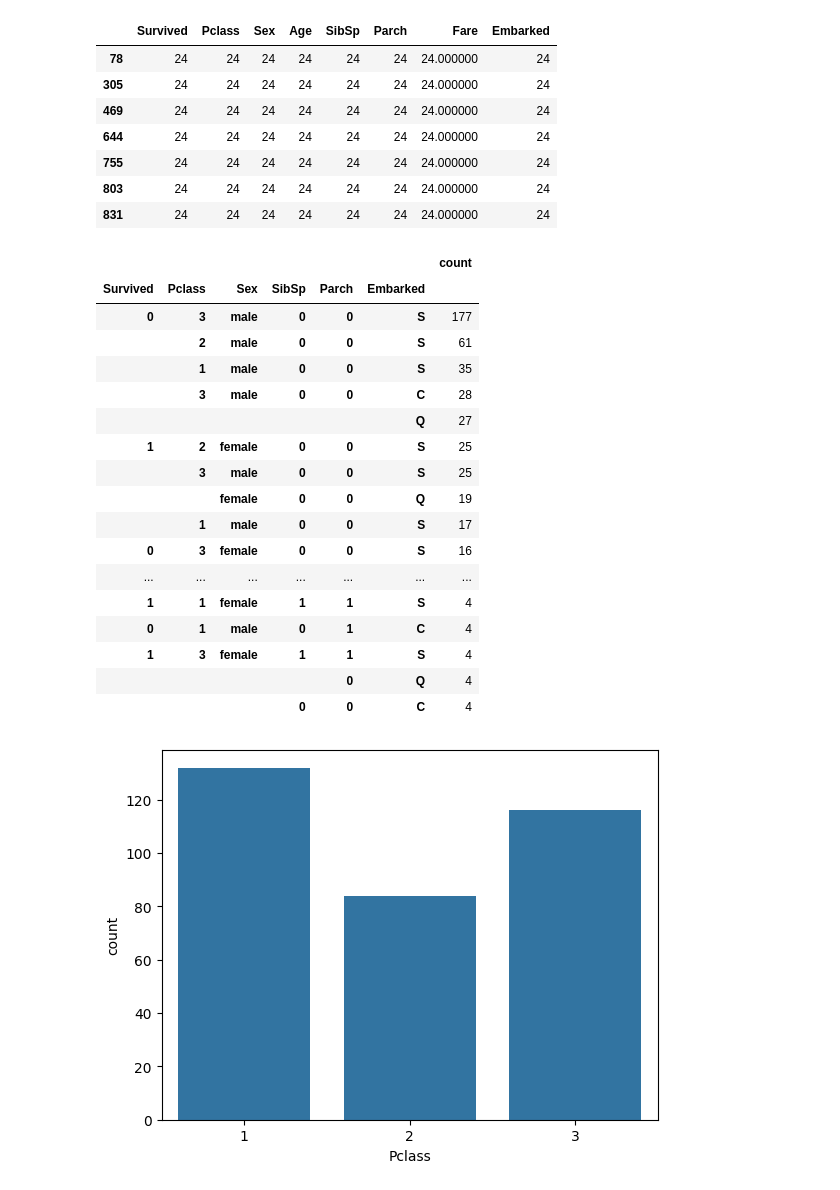
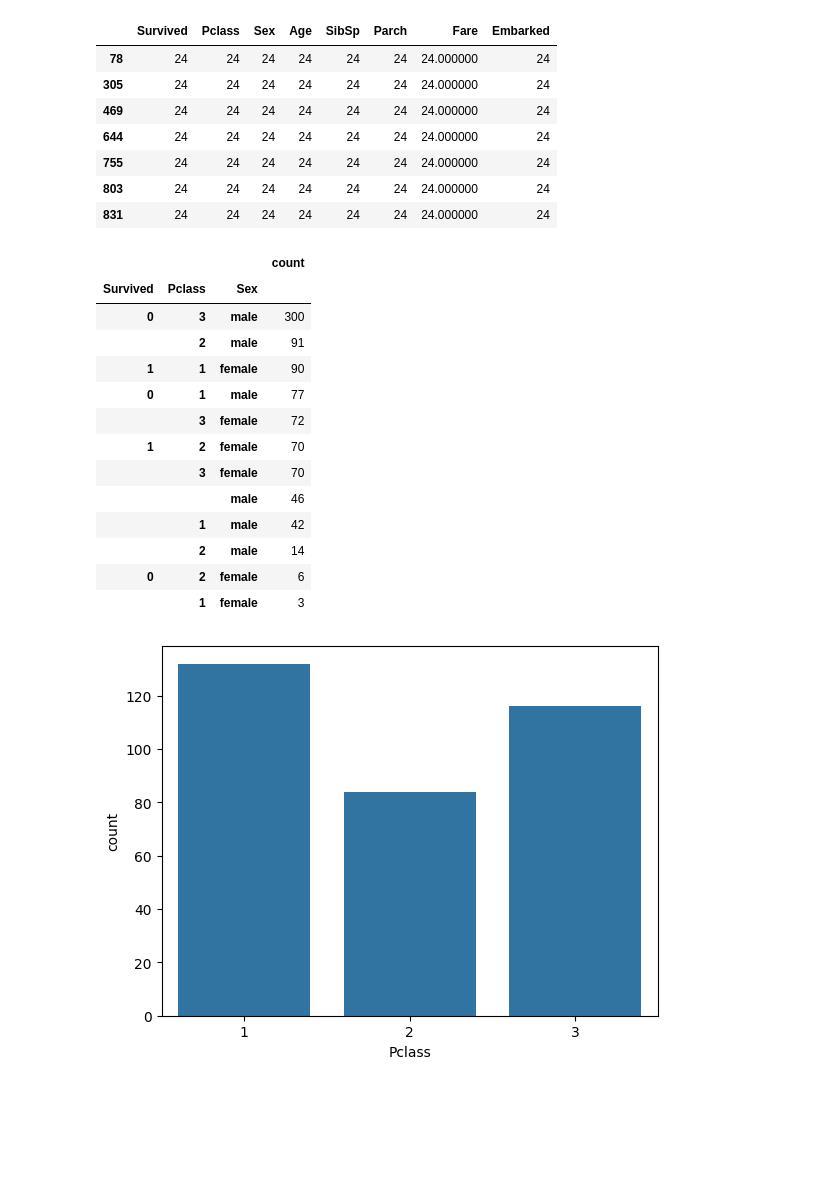
Before and after one commit to archimage-wiz/DS_ModelsParametersModule1, a Jupyter notebook: 05DataQualityProblem/hw.ipynb, the cells around one changed output. Drawn from its saved outputs; the diff is of its cells as text; code cells hidden in the pictures; blank space fills up the shorter version.

```diff
--- a/05DataQualityProblem/hw.ipynb
+++ b/05DataQualityProblem/hw.ipynb
@@ -158,26 +158,22 @@ data[data['Survived'] > 1]
 data.drop(data[data['Survived'] > 1].index, axis=0, inplace=True)
 data.drop(data[data['Fare'] > 300].index, axis=0, inplace=True)
 # %%
-pd.DataFrame(data.value_counts(subset=['Survived', 'Pclass', 'Sex', 'SibSp', 'Parch', 'Embarked'])).head(50)
+pd.DataFrame(data.value_counts(subset=['Survived', 'Pclass', 'Sex'])).head(50)
 # %% [output]
-|  |  |  |  |  |  | count |
-| Survived | Pclass | Sex | SibSp | Parch | Embarked |  |
-| 0 | 3 | male | 0 | 0 | S | 177 |
-|  | 2 | male | 0 | 0 | S | 61 |
-|  | 1 | male | 0 | 0 | S | 35 |
-|  | 3 | male | 0 | 0 | C | 28 |
-|  |  |  |  |  | Q | 27 |
-| 1 | 2 | female | 0 | 0 | S | 25 |
-|  | 3 | male | 0 | 0 | S | 25 |
-|  |  | female | 0 | 0 | Q | 19 |
-|  | 1 | male | 0 | 0 | S | 17 |
-| 0 | 3 | female | 0 | 0 | S | 16 |
-| ... | ... | ... | ... | ... | ... | ... |
-| 1 | 1 | female | 1 | 1 | S | 4 |
-| 0 | 1 | male | 0 | 1 | C | 4 |
-| 1 | 3 | female | 1 | 1 | S | 4 |
-|  |  |  |  | 0 | Q | 4 |
-|  |  |  | 0 | 0 | C | 4 |
+|  |  |  | count |
+| Survived | Pclass | Sex |  |
+| 0 | 3 | male | 300 |
+|  | 2 | male | 91 |
+| 1 | 1 | female | 90 |
+| 0 | 1 | male | 77 |
+|  | 3 | female | 72 |
+| 1 | 2 | female | 70 |
+|  | 3 | female | 70 |
+|  |  | male | 46 |
+|  | 1 | male | 42 |
+|  | 2 | male | 14 |
+| 0 | 2 | female | 6 |
+|  | 1 | female | 3 |
 # %%
 import seaborn as sns
 
```
